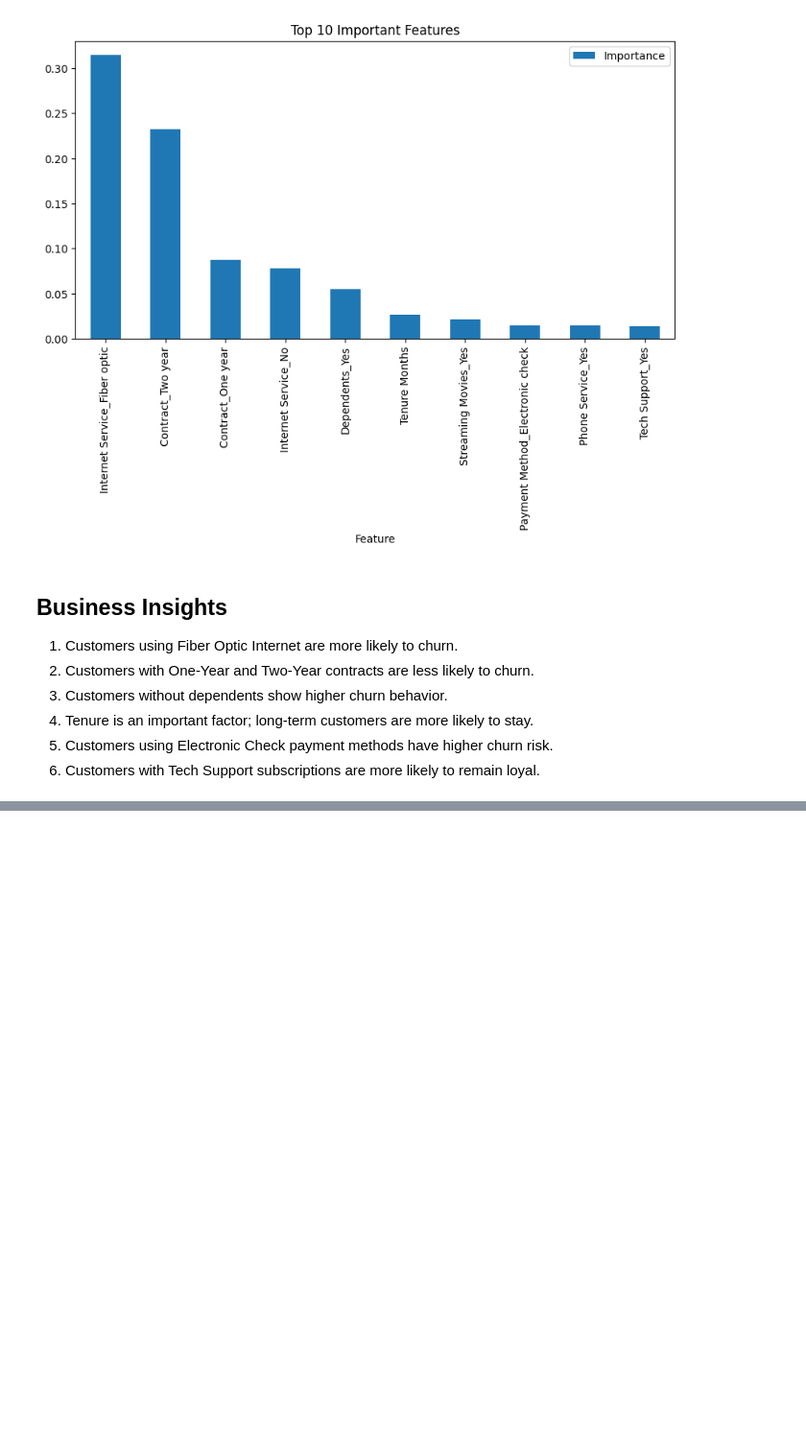
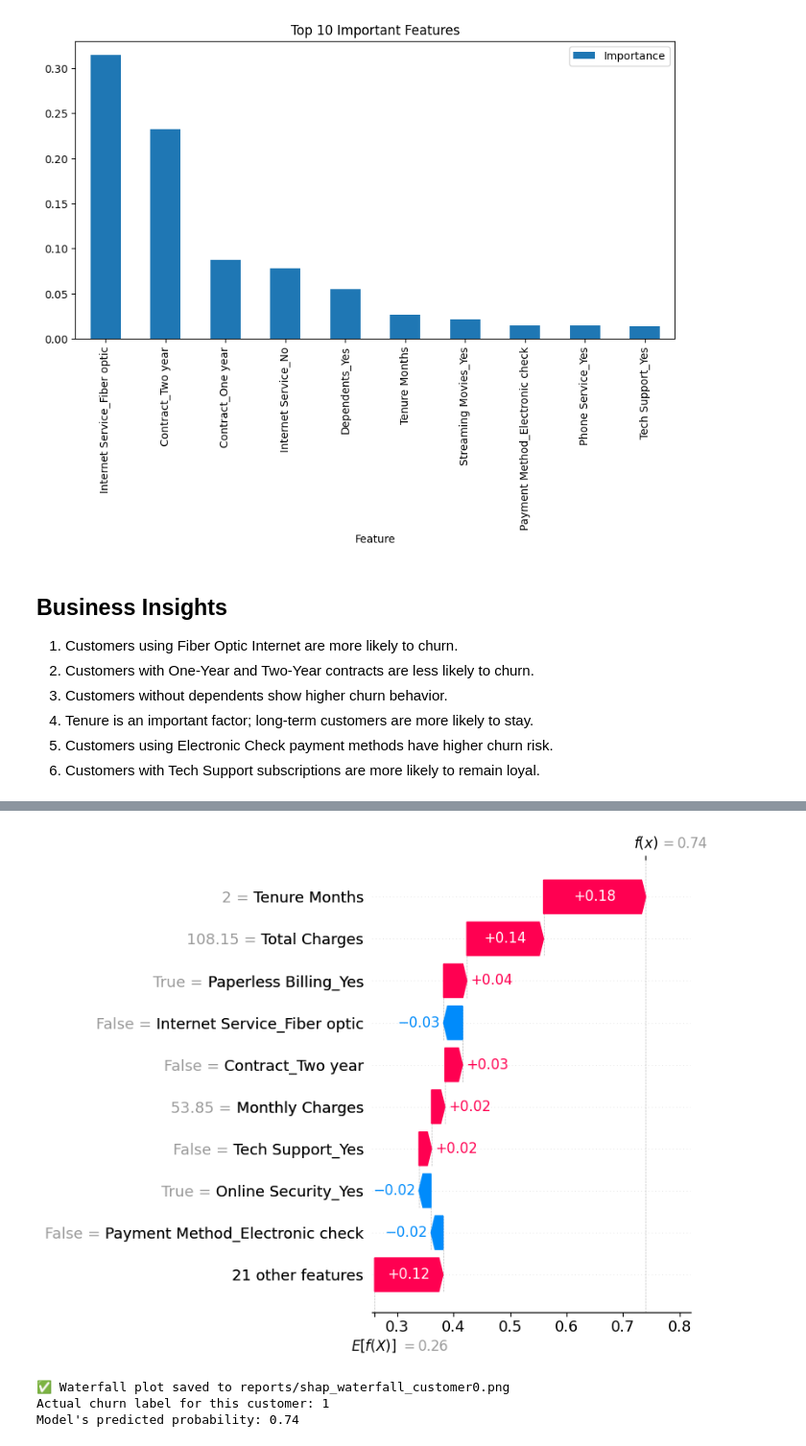
Before and after one commit to Vini123vini/customer-churn-ltv-engine, a Jupyter notebook: notebooks/06_shap_explainability.ipynb, the cells around one changed output, grey strips where cells are left out. Shown at 96% size. Drawn from its saved outputs; the diff is of its cells as text; code cells hidden in the pictures; blank space fills up the shorter version.

```diff
--- a/notebooks/06_shap_explainability.ipynb
+++ b/notebooks/06_shap_explainability.ipynb
@@ -178,0 +295,24 @@ plt.show()
+# %%
+sample_idx = 0  # pick the first row in X; change this to look at a different customer
+
+shap.waterfall_plot(
+    shap.Explanation(
+        values=shap_values_churn[sample_idx],
+        base_values=explainer.expected_value[1],
+        data=X.iloc[sample_idx].values,
+        feature_names=X.columns.tolist()
+    ),
+    show=False
+)
+plt.tight_layout()
+plt.savefig(os.path.join(reports_path, "shap_waterfall_customer0.png"), dpi=150, bbox_inches="tight")
+plt.show()
+
+print("✅ Waterfall plot saved to reports/shap_waterfall_customer0.png")
+print("Actual churn label for this customer:", y.iloc[sample_idx])
+print("Model's predicted probability:", rf_model.predict_proba(X.iloc[[sample_idx]])[0][1])
+# %% [output]
+[figure, added]
+✅ Waterfall plot saved to reports/shap_waterfall_customer0.png
+Actual churn label for this customer: 1
+Model's predicted probability: 0.74
```
Also changed, not shown: parts of 7 cells of this notebook, 19 other files.
